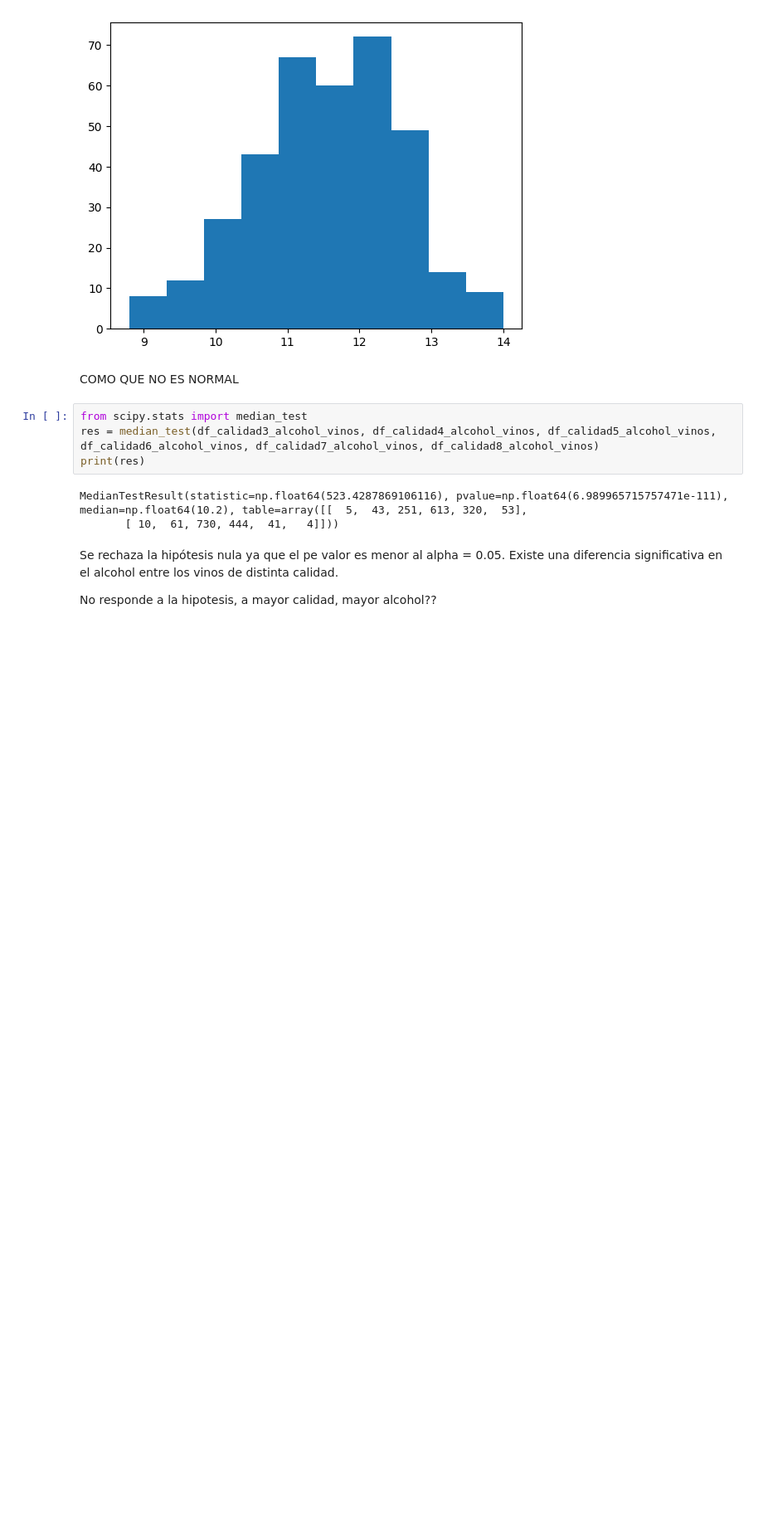
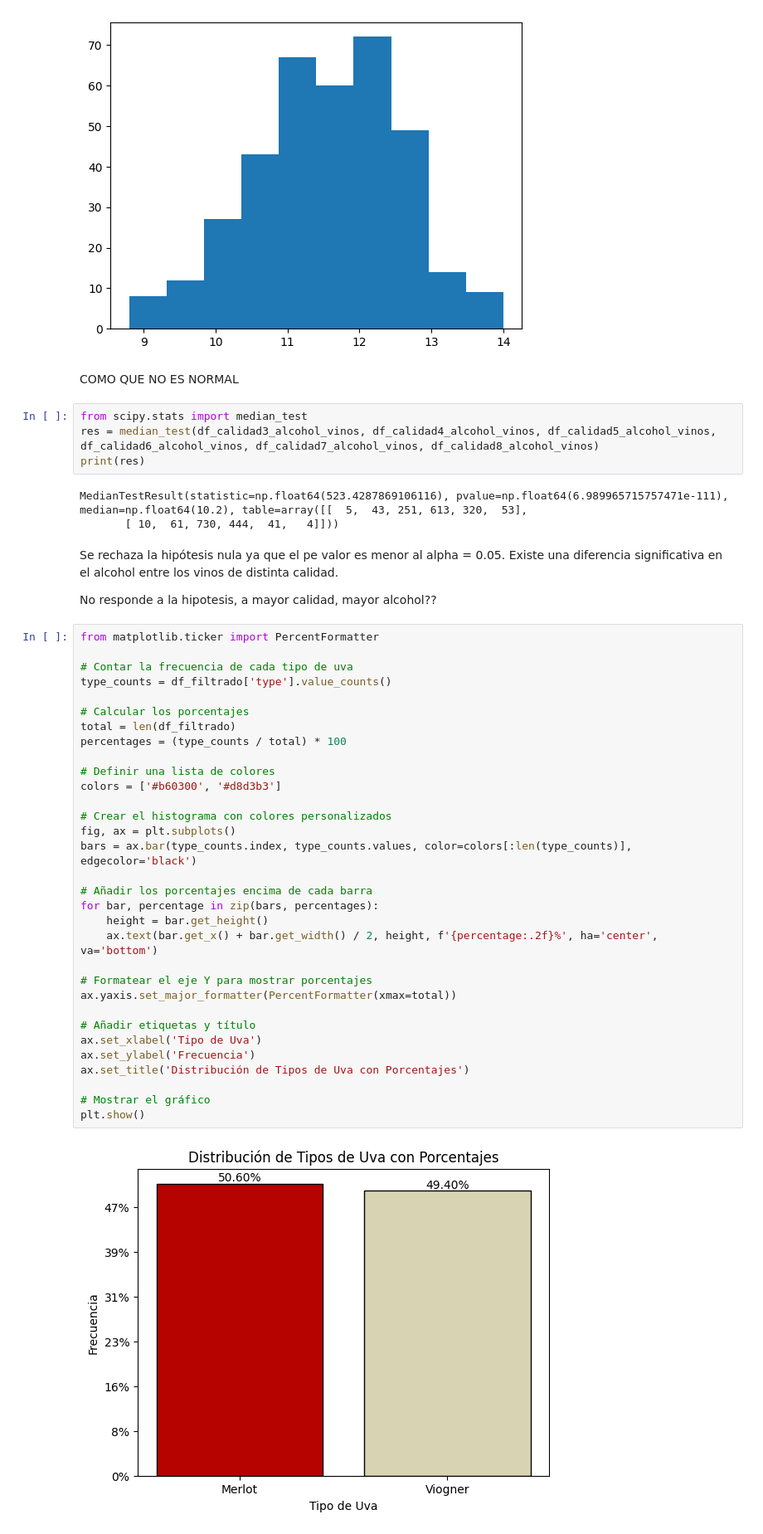
Before and after one commit to abriliglesias/Tp-ciencia-de-datos-, a Jupyter notebook: tpe.ipynb, the cells around one changed output. Shown at 83% size. Drawn from its saved outputs; the diff is of its cells as text; blank space fills up the shorter version.

```diff
--- a/tpe.ipynb
+++ b/tpe.ipynb
@@ -1385,3 +1400,37 @@ Se rechaza la hipótesis nula ya que el pe valor es menor al alpha = 0.05.
 Existe una diferencia significativa en el alcohol entre los vinos de distinta calidad.
 
 No responde a la hipotesis, a mayor calidad, mayor alcohol??
+# %%
+from matplotlib.ticker import PercentFormatter
+
+# Contar la frecuencia de cada tipo de uva
+type_counts = df_filtrado['type'].value_counts()
+
+# Calcular los porcentajes
+total = len(df_filtrado)
+percentages = (type_counts / total) * 100
+
+# Definir una lista de colores
+colors = ['#b60300', '#d8d3b3']
+
+# Crear el histograma con colores personalizados
+fig, ax = plt.subplots()
+bars = ax.bar(type_counts.index, type_counts.values, color=colors[:len(type_counts)], edgecolor='black')
+
+# Añadir los porcentajes encima de cada barra
+for bar, percentage in zip(bars, percentages):
+    height = bar.get_height()
+    ax.text(bar.get_x() + bar.get_width() / 2, height, f'{percentage:.2f}%', ha='center', va='bottom')
+
+# Formatear el eje Y para mostrar porcentajes
+ax.yaxis.set_major_formatter(PercentFormatter(xmax=total))
+
+# Añadir etiquetas y título
+ax.set_xlabel('Tipo de Uva')
+ax.set_ylabel('Frecuencia')
+ax.set_title('Distribución de Tipos de Uva con Porcentajes')
+
+# Mostrar el gráfico
+plt.show()
+# %% [output]
+[figure, added]
```
Also changed, not shown: parts of 8 cells of this notebook.
